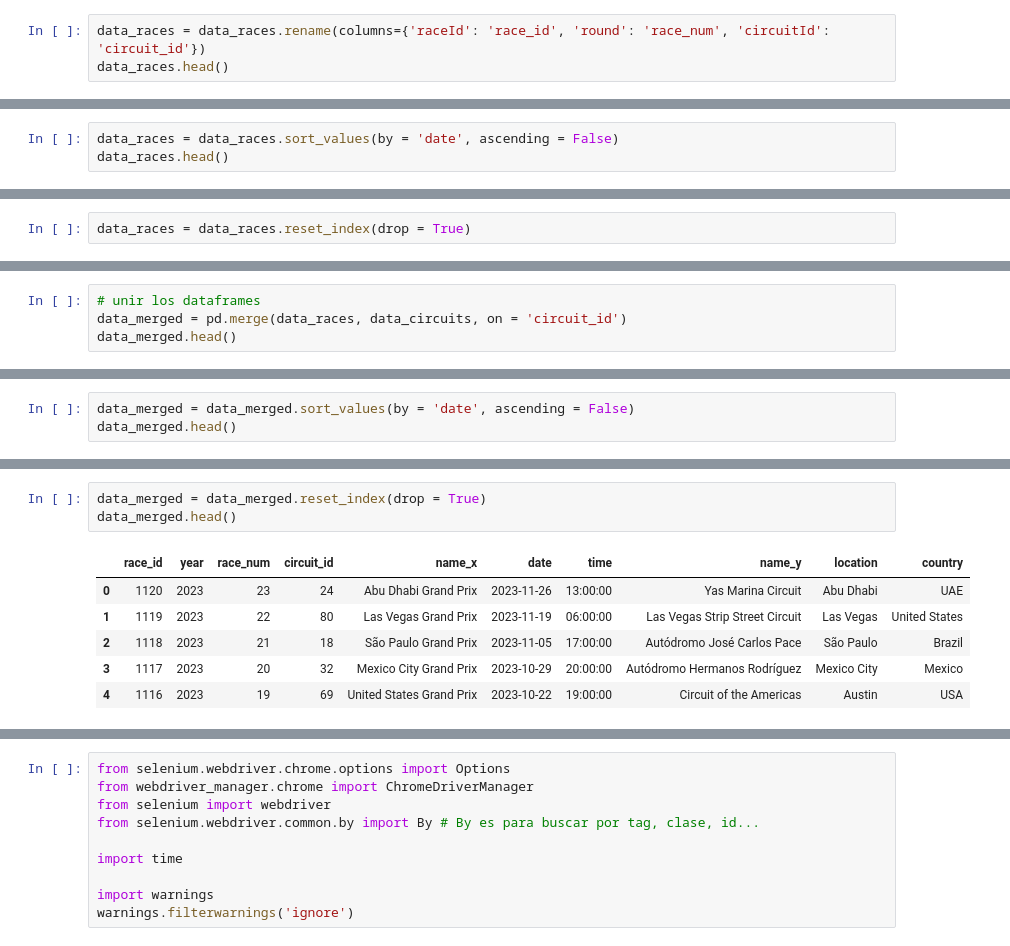
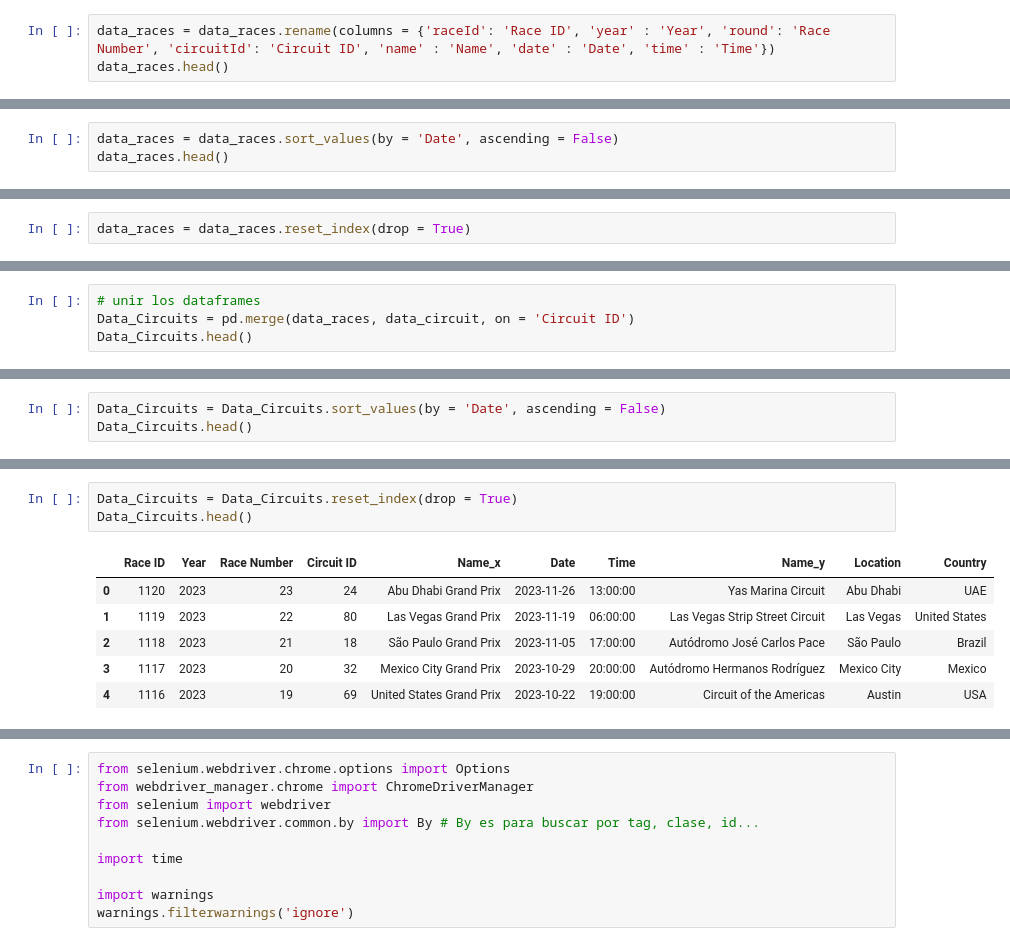
Before and after one commit to JuanGouveia/ETL-Project, a Jupyter notebook: code/book.ipynb, the cells around one changed output, grey strips where cells are left out. Cells and saved outputs as stored; diff of their text form.

```diff
--- a/code/book.ipynb
+++ b/code/book.ipynb
@@ -66,6 +78,6 @@ data_races.head()
 | 3 | 4 | 2009 | 4 | 3 | Bahrain Grand Prix | 2009-04-26 | 12:00:00 |
 | 4 | 5 | 2009 | 5 | 4 | Spanish Grand Prix | 2009-05-10 | 12:00:00 |
 # %%
-data_races = data_races.rename(columns={'raceId': 'race_id', 'round': 'race_num', 'circuitId': 'circuit_id'})
+data_races = data_races.rename(columns = {'raceId': 'Race ID', 'year' : 'Year', 'round': 'Race Number', 'circuitId': 'Circuit ID', 'name' : 'Name', 'date' : 'Date', 'time' : 'Time'})
 data_races.head()
 # %% [output]
@@ -86,6 +98,6 @@ array([2009, 2008, 2007, 2006, 2005, 2004, 2003, 2002, 2001, 2000, 1999,
        1955, 1954, 1953, 1952, 1951, 1950, 2011, 2012, 2013, 2014, 2015,
        2016, 2017, 2018, 2019, 2020, 2021, 2022, 2023], dtype=int64)
 # %%
-data_races = data_races.sort_values(by = 'date', ascending = False)
+data_races = data_races.sort_values(by = 'Date', ascending = False)
 data_races.head()
 # %% [output]
@@ -108,6 +120,6 @@ data_races.head()
 | 4 | 1116 | 2023 | 19 | 69 | United States Grand Prix | 2023-10-22 | 19:00:00 |
 # %%
 # unir los dataframes
-data_merged = pd.merge(data_races, data_circuits, on = 'circuit_id')
-data_merged.head()
+Data_Circuits = pd.merge(data_races, data_circuit, on = 'Circuit ID')
+Data_Circuits.head()
 # %% [output]
@@ -118,6 +130,6 @@ data_merged.head()
 | 3 | 1047 | 2020 | 17 | 24 | Abu Dhabi Grand Prix | 2020-12-13 | 13:10:00 | Yas Marina Circuit | Abu Dhabi | UAE |
 | 4 | 1030 | 2019 | 21 | 24 | Abu Dhabi Grand Prix | 2019-12-01 | 13:10:00 | Yas Marina Circuit | Abu Dhabi | UAE |
 # %%
-data_merged = data_merged.sort_values(by = 'date', ascending = False)
-data_merged.head()
+Data_Circuits = Data_Circuits.sort_values(by = 'Date', ascending = False)
+Data_Circuits.head()
 # %% [output]
@@ -130,8 +142,8 @@ data_merged.head()
 # %%
-data_merged = data_merged.reset_index(drop = True)
-data_merged.head()
+Data_Circuits = Data_Circuits.reset_index(drop = True)
+Data_Circuits.head()
 # %% [output]
-|  | race_id | year | race_num | circuit_id | name_x | date | time | name_y | location | country |
+|  | Race ID | Year | Race Number | Circuit ID | Name_x | Date | Time | Name_y | Location | Country |
 | 0 | 1120 | 2023 | 23 | 24 | Abu Dhabi Grand Prix | 2023-11-26 | 13:00:00 | Yas Marina Circuit | Abu Dhabi | UAE |
 | 1 | 1119 | 2023 | 22 | 80 | Las Vegas Grand Prix | 2023-11-19 | 06:00:00 | Las Vegas Strip Street Circuit | Las Vegas | United States |
 | 2 | 1118 | 2023 | 21 | 18 | São Paulo Grand Prix | 2023-11-05 | 17:00:00 | Autódromo José Carlos Pace | São Paulo | Brazil |
```
Also changed, not shown: parts of 45 cells of this notebook.
